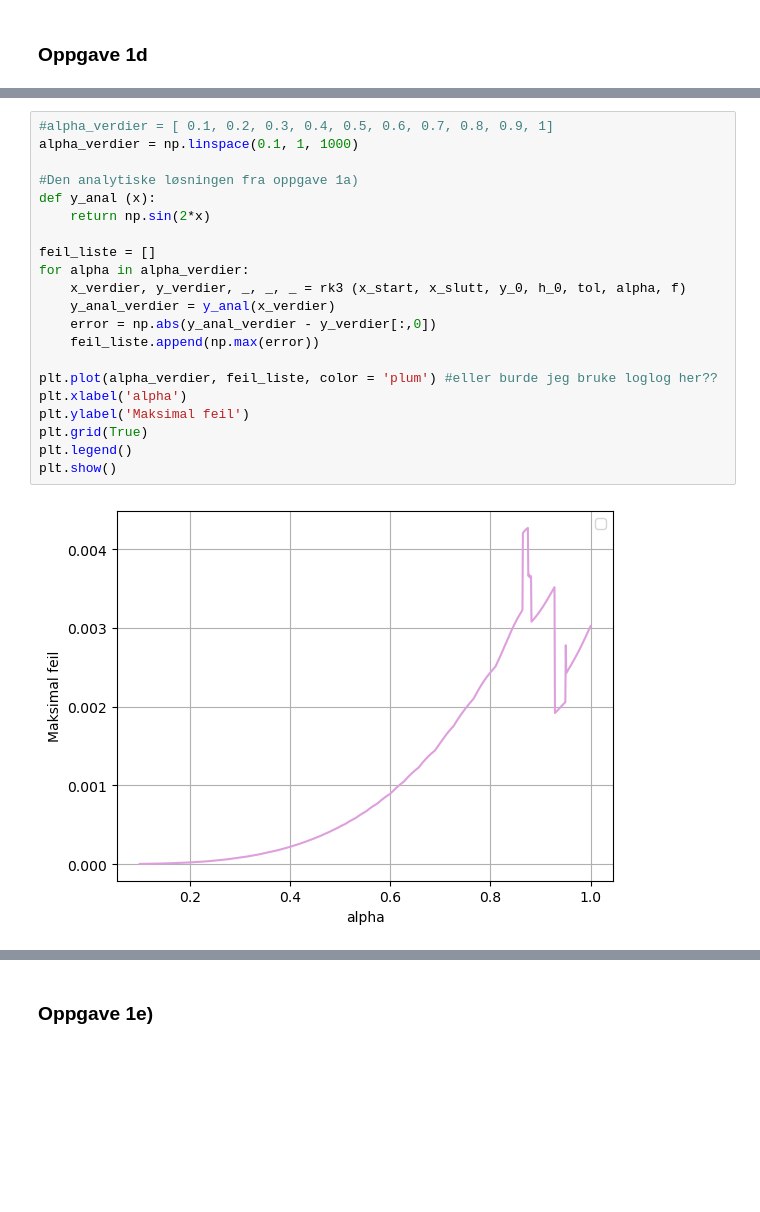
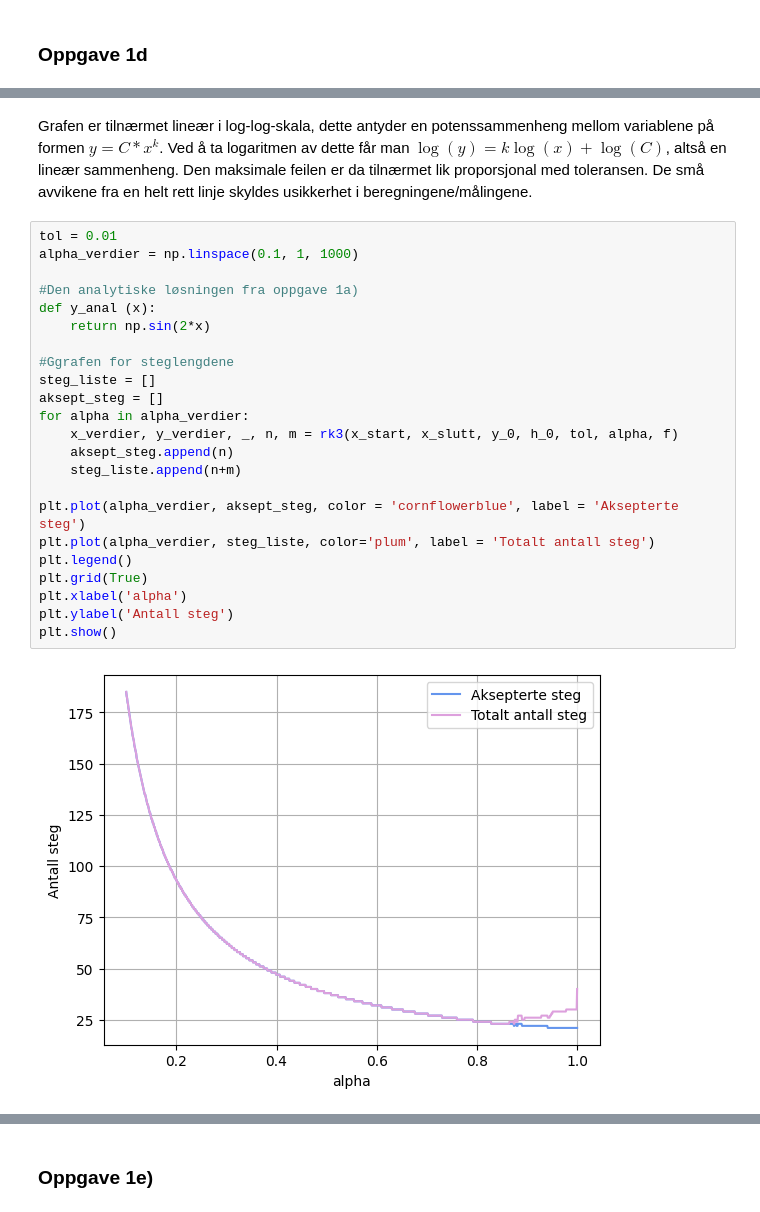
Before and after one commit to cfure3-svg/prosjekt3, a Jupyter notebook: prosjekt3_riktig.ipynb, the cells around one changed output, grey strips where cells are left out. Cells and saved outputs as stored; diff of their text form; blank space fills up the shorter version.

```diff
--- a/prosjekt3_riktig.ipynb
+++ b/prosjekt3_riktig.ipynb
@@ -162,23 +198,28 @@ plt.show()
+# %% [markdown]
+
+Grafen er tilnærmet lineær i log-log-skala, dette antyder en potenssammenheng mellom variablene på formen $y = C*x^k$. Ved å ta logaritmen av dette får man $\log(y) = k\log(x) + \log(C)$, altså en lineær sammenheng. Den maksimale feilen er da tilnærmet lik proporsjonal med toleransen. De små avvikene fra en helt rett linje skyldes usikkerhet i beregningene/målingene.
 # %%
-#alpha_verdier = [ 0.1, 0.2, 0.3, 0.4, 0.5, 0.6, 0.7, 0.8, 0.9, 1]
+tol = 0.01
 alpha_verdier = np.linspace(0.1, 1, 1000)
 
 #Den analytiske løsningen fra oppgave 1a)
 def y_anal (x):
     return np.sin(2*x)
 
-feil_liste = []
+#Ggrafen for steglengdene
+steg_liste = []
+aksept_steg = []
 for alpha in alpha_verdier:
-    x_verdier, y_verdier, _, _, _ = rk3 (x_start, x_slutt, y_0, h_0, tol, alpha, f)
-    y_anal_verdier = y_anal(x_verdier)
-    error = np.abs(y_anal_verdier - y_verdier[:,0])
-    feil_liste.append(np.max(error))
+    x_verdier, y_verdier, _, n, m = rk3(x_start, x_slutt, y_0, h_0, tol, alpha, f)
+    aksept_steg.append(n)
+    steg_liste.append(n+m)
 
-plt.plot(alpha_verdier, feil_liste, color = 'plum') #eller burde jeg bruke loglog her??
+plt.plot(alpha_verdier, aksept_steg, color = 'cornflowerblue', label = 'Aksepterte steg')
+plt.plot(alpha_verdier, steg_liste, color='plum', label = 'Totalt antall steg')
+plt.legend()
+plt.grid(True)
 plt.xlabel('alpha')
-plt.ylabel('Maksimal feil')
-plt.grid(True)
-plt.legend()
+plt.ylabel('Antall steg')
 plt.show()
 # %% [output]
-[figure, old version]
+[figure, new version]
```
Also changed, not shown: parts of 5 cells of this notebook.
